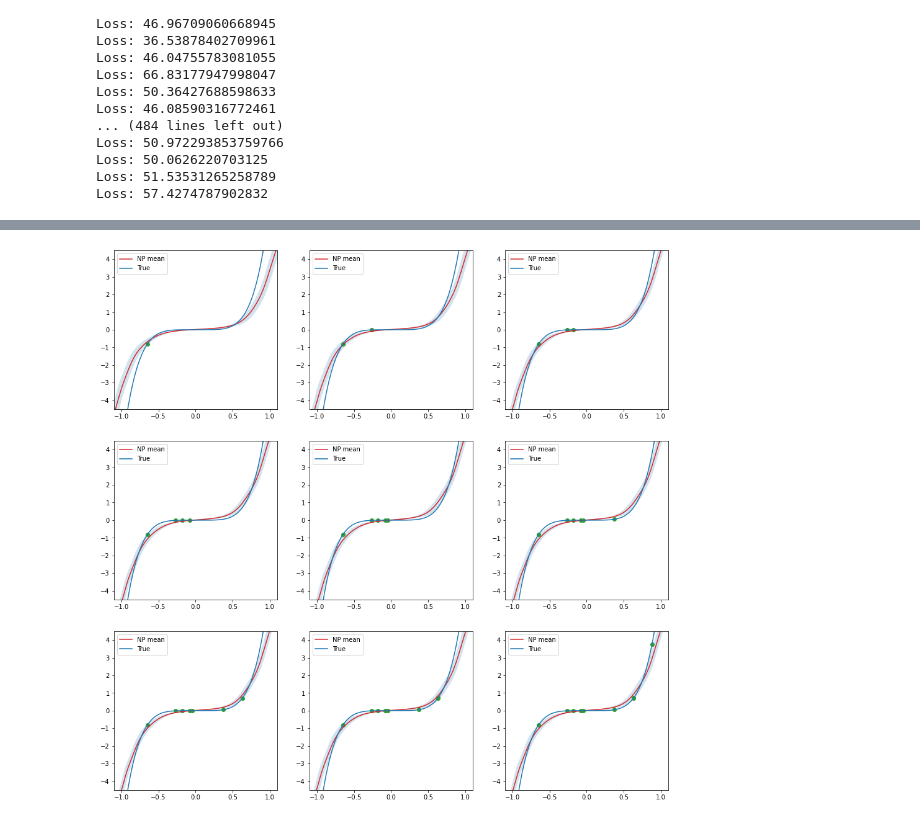
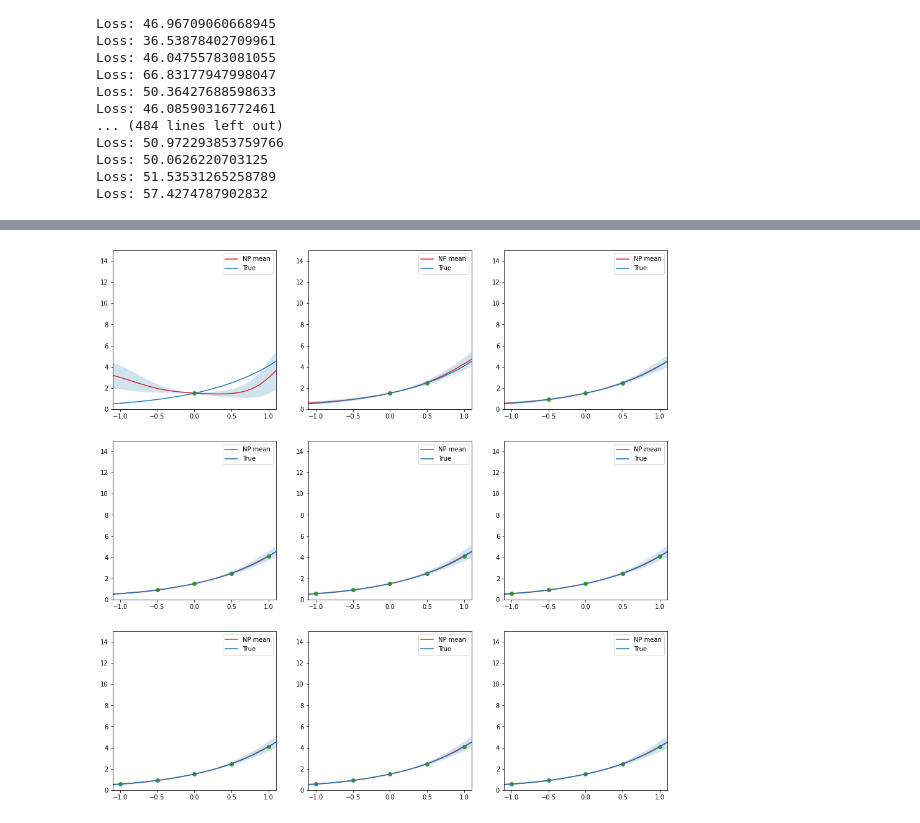
Before and after one commit to andrew-cr/statml_neuralprocesses, a Jupyter notebook: neural-processes-1/CDT_project.ipynb, the cells around one changed output, grey strips where cells are left out. Cells and saved outputs as stored; diff of their text form; code cells hidden in the pictures.

```diff
--- a/neural-processes-1/CDT_project.ipynb
+++ b/neural-processes-1/CDT_project.ipynb
@@ -370,5 +512,5 @@ for i in range(9):
 # %%
-# Training on exponential example
+# Training on polynomial example
 
 #Set up NN
 params = NeuralProcessParams(
@@ -376,11 +518,11 @@ params = NeuralProcessParams(
     dim_y=1,
     dim_r=8,
     dim_z=4,
-    n_hidden_units_h=[32, 32, 32],
-    n_hidden_units_g=[32, 32, 32]
+    n_hidden_units_h=[16, 16, 16],
+    n_hidden_units_g=[16, 16, 16]
 )
 
-#neurproc = process.NeuralProcess(params)
+neurproc = process.NeuralProcess(params)
 
 # Strain settings
 n_epochs = 500
@@ -388,7 +530,7 @@ n_iter = 100
 n_train_draws = 50
 n_test_draws = 200
 
-optimizer = tf.keras.optimizers.Adam(learning_rate=1e-6)
+optimizer = tf.keras.optimizers.Adam(learning_rate=1e-1)
 train_loss = tf.keras.metrics.Mean(name='train_loss')
 
 e_num = 0
@@ -429,13 +571,13 @@ for e in tqdm(range(n_epochs), desc="Training epochs"):
 
     print(f"Loss: {train_loss.result()}")
 
-    #e_num = e_num + 1
-    #if e_num == 150:
-    #    optimizer = tf.keras.optimizers.Adam(learning_rate=1e-4)
+    e_num = e_num + 1
+    if e_num == 150:
+        optimizer = tf.keras.optimizers.Adam(learning_rate=1e-4)
 
-    #e_num = e_num + 1
-    #if e_num == 400:
-    #    optimizer = tf.keras.optimizers.Adam(learning_rate=1e-4)
+    e_num = e_num + 1
+    if e_num == 400:
+        optimizer = tf.keras.optimizers.Adam(learning_rate=1e-6)
 # %% [output]
 Loss: 40.678035736083984
 Loss: 39.74016571044922
@@ -457,45 +687,48 @@ Loss: 57.4274787902832
 # %%
 def plot_prediction(ax, context_xs, context_ys, func, kernel):
     input_xs= np.linspace(-1.1, 1.1, 200)
-    pred_ys, z_mu, z_sigma = neurproc(
+    pred_ys, z_mu, z_sigma = neurproc_exp(
         [context_xs.reshape((-1,1)).astype(np.float32)],
         [context_ys.reshape((-1,1)).astype(np.float32)],
         [input_xs.reshape((-1,1)).astype(np.float32)],
         n_draws=250
     )
     pred_ys = tf.squeeze(pred_ys).numpy()
 
     #for i in range(pred_ys.shape[0]):
     #    ax.plot(input_xs, pred_ys[i], c=ccycle[3], alpha=0.1)
         #ax.plot(input_xs, draw_gp_post(input_xs.reshape(-1, 1), context_xs.reshape(-1, 1), func_2, kernel), "b", alpha = 0.1)
 
     M = np.mean(pred_ys, axis = 0)
     S = np.std(pred_ys, axis = 0)
 
     ax.plot(input_xs, M, c=ccycle[3], label = "NP mean")
     ax.fill_between(input_xs.reshape(-1), M - 1.96*S, M + 1.96*S, "r", label = "_nolegend_", alpha = 0.2)
-    ax.plot(all_xs, A*all_xs**(2*B+1), "-", label = "True")
+    ax.plot(all_xs, A*np.exp(all_xs*B), "-", label = "True")
 
     ax.scatter(context_xs, context_ys, c=ccycle[2])
     ax.set_xlim((-1.1, 1.1))
-    ax.set_ylim((-4.5, 4.5))
+    ax.set_ylim((0, 15))
     ax.vlines(-3, -1.5, 1.5, alpha=.2)
     ax.vlines(3, -1.5, 1.5, alpha=.2)
     ax.legend()
 
 max_n_context = 9
 fig, axes = plt.subplots(3, 3, figsize=(16,16))
-all_context_xs = np.sort(np.random.uniform(-1, 1, max_n_context))
-A = np.random.uniform(low = 1, high = 10)
-B = np.random.poisson(lam = 1)
-all_context_ys = (A*all_context_xs**(2*B+1)).reshape(-1)
-all_xs = np.linspace(-1.1, 1.1, 200)
+#all_context_xs = np.sort(np.random.uniform(-1, 1, max_n_context))
+all_context_xs = np.array([0, 0.5, -0.5, 1, -1])
+#A = np.random.uniform(low = 1, high = 2)
+A = 1.5
+#B = np.random.uniform(low = -2, high = 2)
+B = 1
+all_context_ys = (A*np.exp(B*all_context_xs.reshape(-1))).reshape(-1)
+all_xs = np.linspace(-1, 1, 200)
 
 for i in range(9):
     n_context = i + 1
     context_xs = all_context_xs[:n_context]
     context_ys = all_context_ys[:n_context]
     ax = axes[i // 3, i % 3]
     plot_prediction(ax, context_xs, context_ys, func, kernel)
 # %% [output]
-[figure, old version]
+[figure, new version]
```
Also changed, not shown: parts of 23 cells of this notebook, 12 other files.
